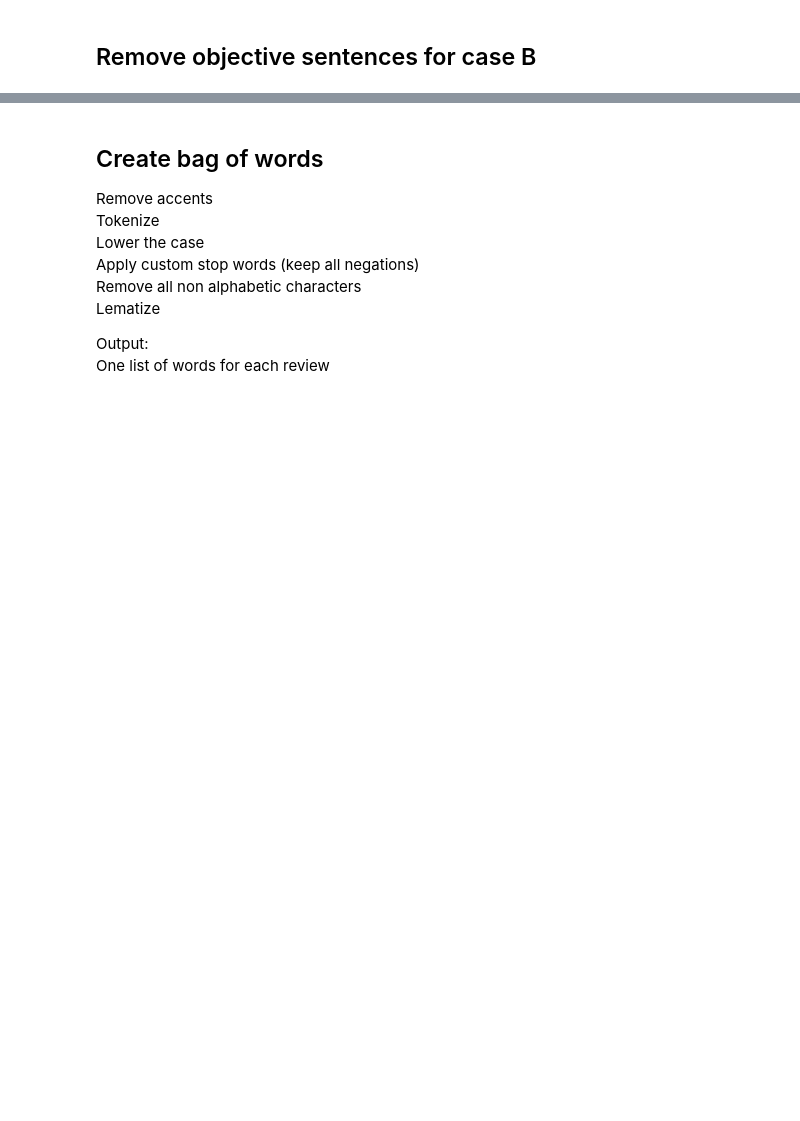
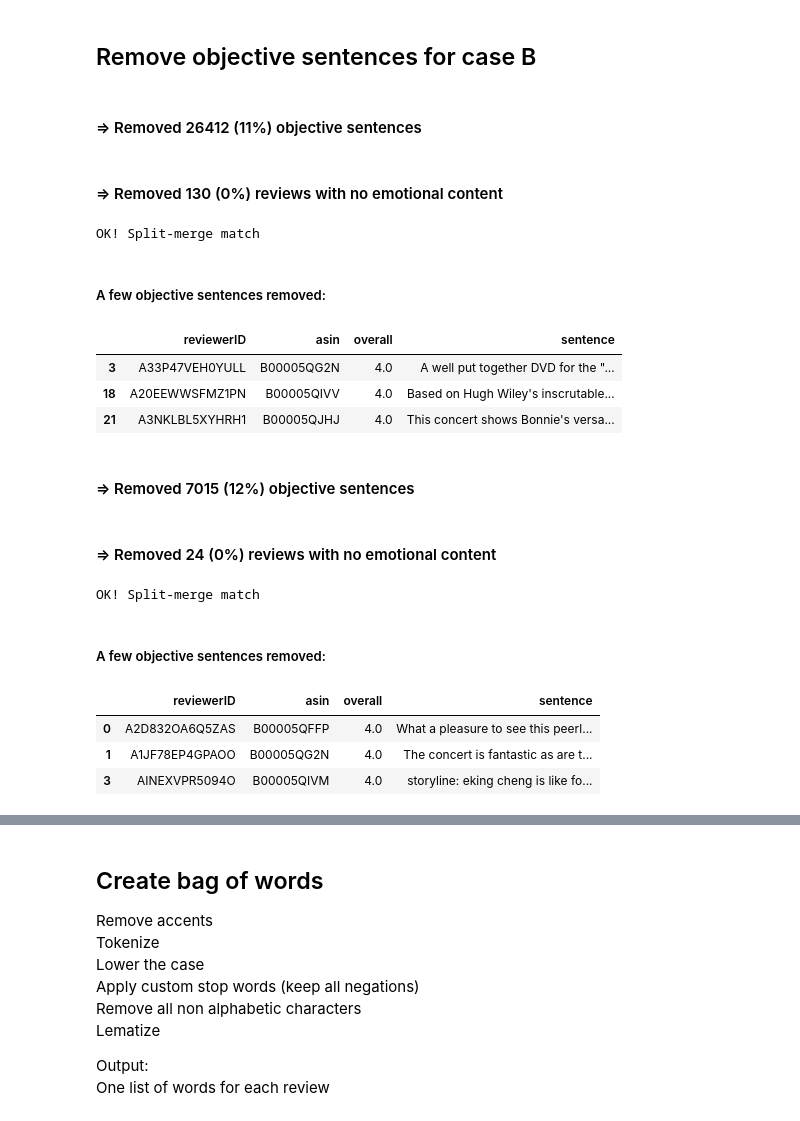
Before and after one commit to j-gd/movie_mood, a Jupyter notebook: src/ab_testing_dev/B_testing.ipynb, the cells around one changed output, grey strips where cells are left out. Saved outputs shown, nothing was run; the diff lists cells and outputs as text; code cells hidden in the pictures; blank space fills up the shorter version.

```diff
--- a/src/ab_testing_dev/B_testing.ipynb
+++ b/src/ab_testing_dev/B_testing.ipynb
@@ -40,6 +40,8 @@ pd.set_option('display.max_colwidth', -1)
 # %%
 # Subsampling from Amazon reviews
 NB_SAMPLES = 360000 #4000  # up to 200k, then change the input file
+SAMPLE_FRACTION = 0.1
+CASES = ['A']
 
 data_path = '../../../datasets/'
 # %% [markdown]
@@ -91,30 +102,48 @@ fit_obj_tf = obj_path + 'fit_tfidf_vectorizer_for_obj_subj_sentences_classificat
 fit_obj_model = obj_path + 'GBC_300_0.5_5_0.88cv.pkl'
 subj_filter = SubjectiveFilter(fit_obj_tf, fit_obj_model)
 # %%
-abtest = {
-    'A': {
-        'train': {
-            'reviews_df': reviews['train']
-        },
-        'test': {
-            'reviews_df': reviews['test']
+if 'A' in CASES:
+    abtest['A'] = {
+            'train': {
+                'reviews_df': reviews['train']
+            },
+            'test': {
+                'reviews_df': reviews['test']
+            }
         }
-    },
+
+if 'B' in CASES:
     'B': {
         'train': {
             'reviews_df': subj_filter.transform(reviews['train'],'reviewText',
                                         threshold=OBJ_THRESHOLD,
                                         debug_level=2)
                                     .rename(columns={"sentence": "reviewText"}),
         },
         'test': {
             'reviews_df': subj_filter.transform(reviews['test'],'reviewText',
                                         threshold=OBJ_THRESHOLD,
                                         debug_level=2)
                                     .rename(columns={"sentence": "reviewText"}),
         }
-    },
-}
+    }
+# %% [output]
+#### => Removed 26412 (11%) objective sentences
+#### => Removed 130 (0%) reviews with no emotional content
+OK! Split-merge match
+##### A few objective sentences removed:
+|  | reviewerID | asin | overall | sentence |
+| 3 | A33P47VEH0YULL | B00005QG2N | 4.0 | A well put together DVD for the "... |
+| 18 | A20EEWWSFMZ1PN | B00005QIVV | 4.0 | Based on Hugh Wiley's inscrutable... |
+| 21 | A3NKLBL5XYHRH1 | B00005QJHJ | 4.0 | This concert shows Bonnie's versa... |
+#### => Removed 7015 (12%) objective sentences
+#### => Removed 24 (0%) reviews with no emotional content
+OK! Split-merge match
+##### A few objective sentences removed:
+|  | reviewerID | asin | overall | sentence |
+| 0 | A2D832OA6Q5ZAS | B00005QFFP | 4.0 | What a pleasure to see this peerl... |
+| 1 | A1JF78EP4GPAOO | B00005QG2N | 4.0 | The concert is fantastic as are t... |
+| 3 | AINEXVPR5094O | B00005QIVM | 4.0 | storyline: eking cheng is like fo... |
 # %%
 # res = subj_filter.transform(test_reviews.iloc[:200,:],'reviewText', debug_level=10)
 # %%
```
Also changed, not shown: parts of 45 cells of this notebook, 1 other file.
